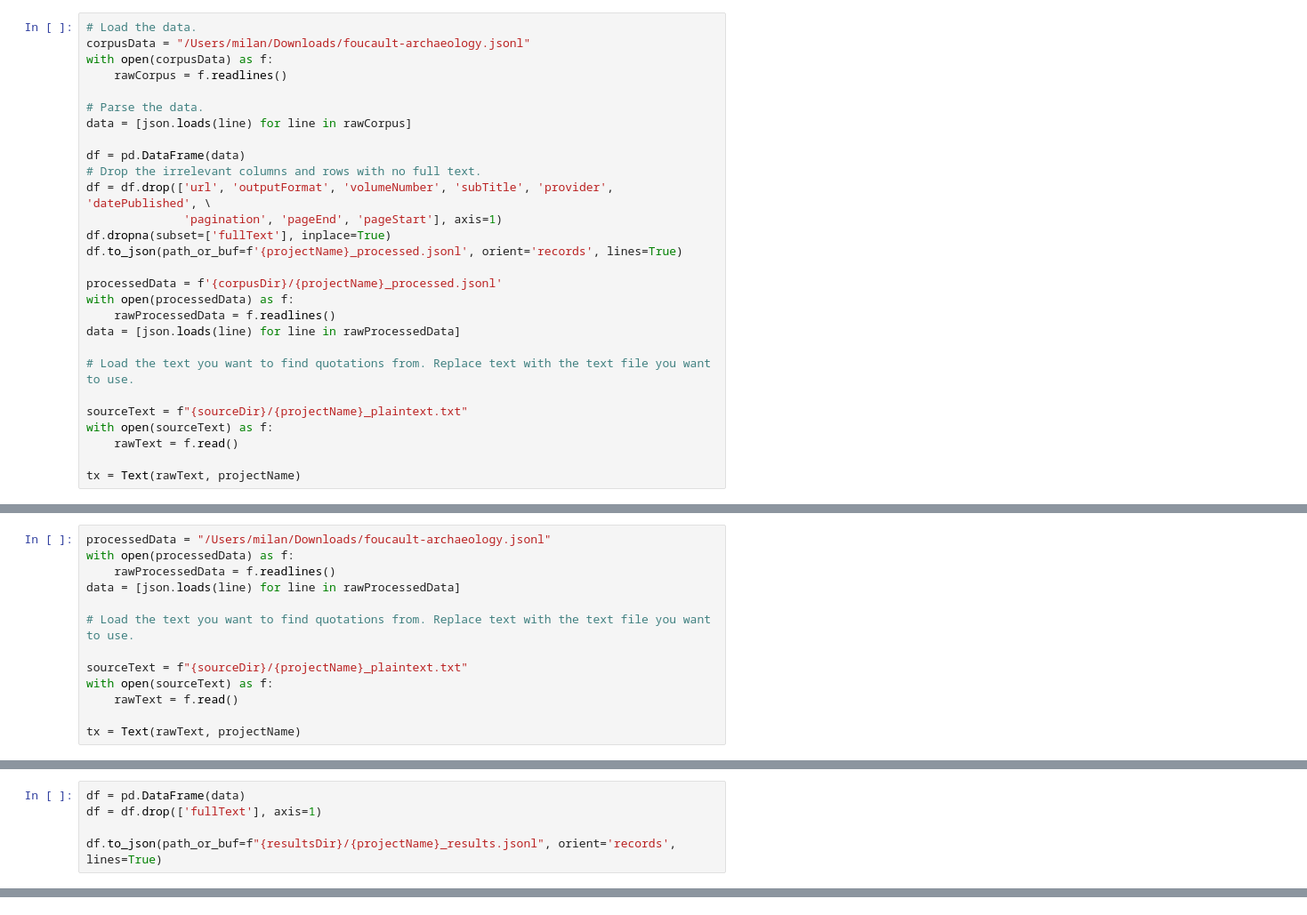
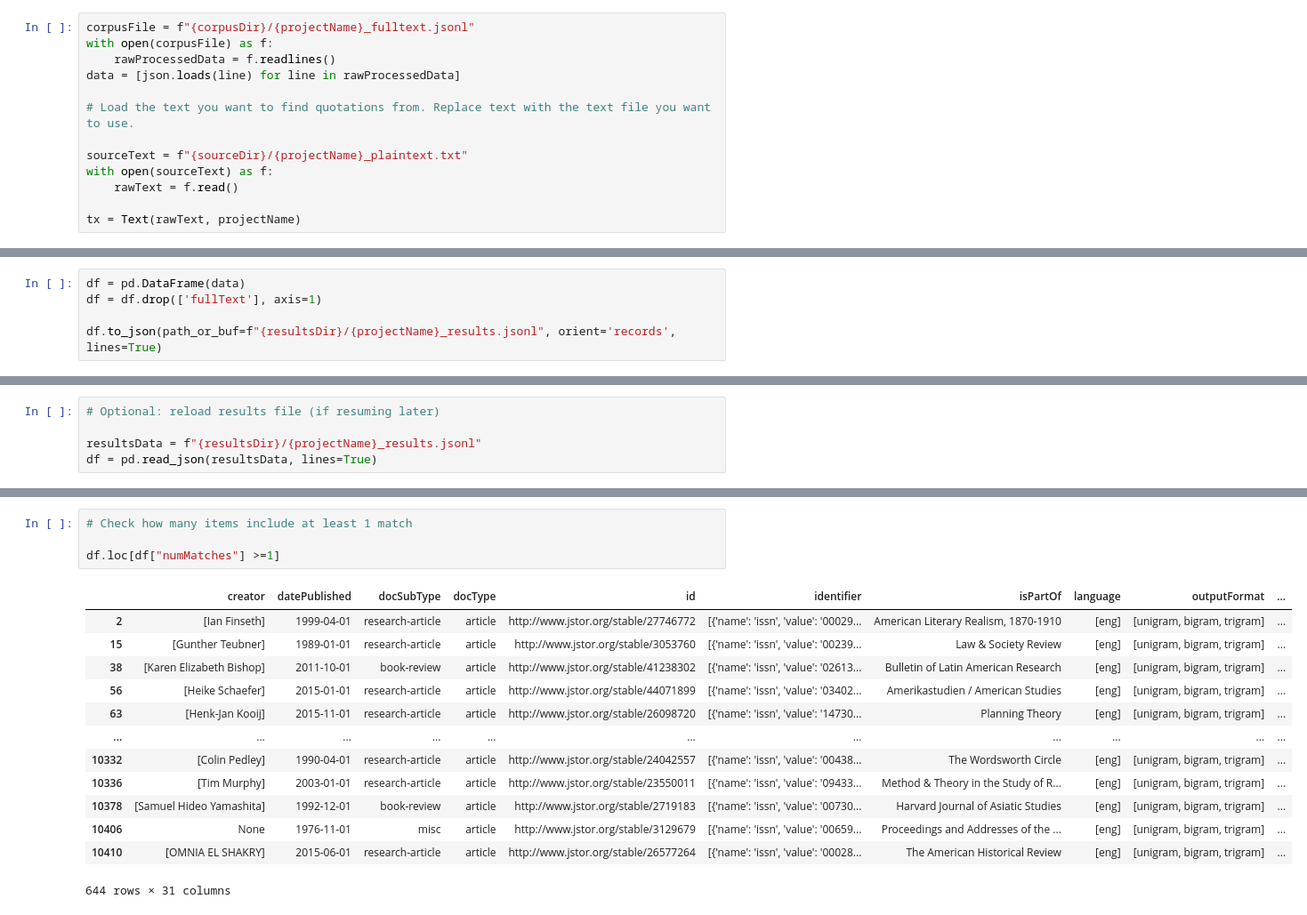
Before and after one commit to milanterlunen/quotation-detection, a Jupyter notebook: text_matcher/matcher_notebook.ipynb, the cells around one changed output, grey strips where cells are left out. Shown at 89% size. Cells and saved outputs as stored; diff of their text form.

Commit message:
Added to preprocessing and matcher notebook
Added cell to move and rename JSONL file, and some code for basic quality control of results

```diff
--- a/text_matcher/matcher_notebook.ipynb
+++ b/text_matcher/matcher_notebook.ipynb
@@ -22,23 +22,8 @@ sourceDir = f"{dataDir}/{authorSurname}/{publicationYear}_{textTitle}/Source"
 corpusDir = f"{dataDir}/{authorSurname}/{publicationYear}_{textTitle}/Corpus"
 resultsDir = f"{dataDir}/{authorSurname}/{publicationYear}_{textTitle}/Results"
 # %%
-# Load the data.
-corpusData = "/Users/milan/Downloads/foucault-archaeology.jsonl"
-with open(corpusData) as f:
-    rawCorpus = f.readlines()
-
-# Parse the data.
-data = [json.loads(line) for line in rawCorpus]
-
-df = pd.DataFrame(data)
-# Drop the irrelevant columns and rows with no full text.
-df = df.drop(['url', 'outputFormat', 'volumeNumber', 'subTitle', 'provider', 'datePublished', \
-              'pagination', 'pageEnd', 'pageStart'], axis=1)
-df.dropna(subset=['fullText'], inplace=True)
-df.to_json(path_or_buf=f'{projectName}_processed.jsonl', orient='records', lines=True)
-
-processedData = f'{corpusDir}/{projectName}_processed.jsonl'
-with open(processedData) as f:
+corpusFile = f"{corpusDir}/{projectName}_fulltext.jsonl"
+with open(corpusFile) as f:
     rawProcessedData = f.readlines()
 data = [json.loads(line) for line in rawProcessedData]
 
@@ -54,16 +39,3 @@ FileNotFoundError: [Errno 2] No such file or directory: '/Users/milan/Library/Cl
-# %%
-processedData = "/Users/milan/Downloads/foucault-archaeology.jsonl"
-with open(processedData) as f:
-    rawProcessedData = f.readlines()
-data = [json.loads(line) for line in rawProcessedData]
-
-# Load the text you want to find quotations from. Replace text with the text file you want to use.
-
-sourceText = f"{sourceDir}/{projectName}_plaintext.txt"
-with open(sourceText) as f:
-    rawText = f.read()
-
-tx = Text(rawText, projectName)
 # %%
 for i, article in enumerate(data):
     clear_output()
@@ -119,0 +57,5 @@ list(df)
+# %%
+# Optional: reload results file (if resuming later)
+
+resultsData = f"{resultsDir}/{projectName}_results.jsonl"
+df = pd.read_json(resultsData, lines=True)
@@ -119,0 +69,18 @@ list(df)
+# %%
+# Check how many items include at least 1 match
+
+df.loc[df["numMatches"] >=1]
+# %% [output]
+|  | creator | datePublished | docSubType | docType | id | identifier | isPartOf | language | outputFormat | ... |
+| 2 | [Ian Finseth] | 1999-04-01 | research-article | article | http://www.jstor.org/stable/27746772 | [{'name': 'issn', 'value': '00029... | American Literary Realism, 1870-1910 | [eng] | [unigram, bigram, trigram] | ... |
+| 15 | [Gunther Teubner] | 1989-01-01 | research-article | article | http://www.jstor.org/stable/3053760 | [{'name': 'issn', 'value': '00239... | Law & Society Review | [eng] | [unigram, bigram, trigram] | ... |
+| 38 | [Karen Elizabeth Bishop] | 2011-10-01 | book-review | article | http://www.jstor.org/stable/41238302 | [{'name': 'issn', 'value': '02613... | Bulletin of Latin American Research | [eng] | [unigram, bigram, trigram] | ... |
+| 56 | [Heike Schaefer] | 2015-01-01 | research-article | article | http://www.jstor.org/stable/44071899 | [{'name': 'issn', 'value': '03402... | Amerikastudien / American Studies | [eng] | [unigram, bigram, trigram] | ... |
+| 63 | [Henk-Jan Kooij] | 2015-11-01 | research-article | article | http://www.jstor.org/stable/26098720 | [{'name': 'issn', 'value': '14730... | Planning Theory | [eng] | [unigram, bigram, trigram] | ... |
+| ... | ... | ... | ... | ... | ... | ... | ... | ... | ... | ... |
+| 10332 | [Colin Pedley] | 1990-04-01 | research-article | article | http://www.jstor.org/stable/24042557 | [{'name': 'issn', 'value': '00438... | The Wordsworth Circle | [eng] | [unigram, bigram, trigram] | ... |
+| 10336 | [Tim Murphy] | 2003-01-01 | research-article | article | http://www.jstor.org/stable/23550011 | [{'name': 'issn', 'value': '09433... | Method & Theory in the Study of R... | [eng] | [unigram, bigram, trigram] | ... |
+| 10378 | [Samuel Hideo Yamashita] | 1992-12-01 | book-review | article | http://www.jstor.org/stable/2719183 | [{'name': 'issn', 'value': '00730... | Harvard Journal of Asiatic Studies | [eng] | [unigram, bigram, trigram] | ... |
+| 10406 | None | 1976-11-01 | misc | article | http://www.jstor.org/stable/3129679 | [{'name': 'issn', 'value': '00659... | Proceedings and Addresses of the ... | [eng] | [unigram, bigram, trigram] | ... |
+| 10410 | [OMNIA EL SHAKRY] | 2015-06-01 | research-article | article | http://www.jstor.org/stable/26577264 | [{'name': 'issn', 'value': '00028... | The American Historical Review | [eng] | [unigram, bigram, trigram] | ... |
+644 rows × 31 columns
```
Also changed, not shown: parts of 7 cells of this notebook, 2 other files.
